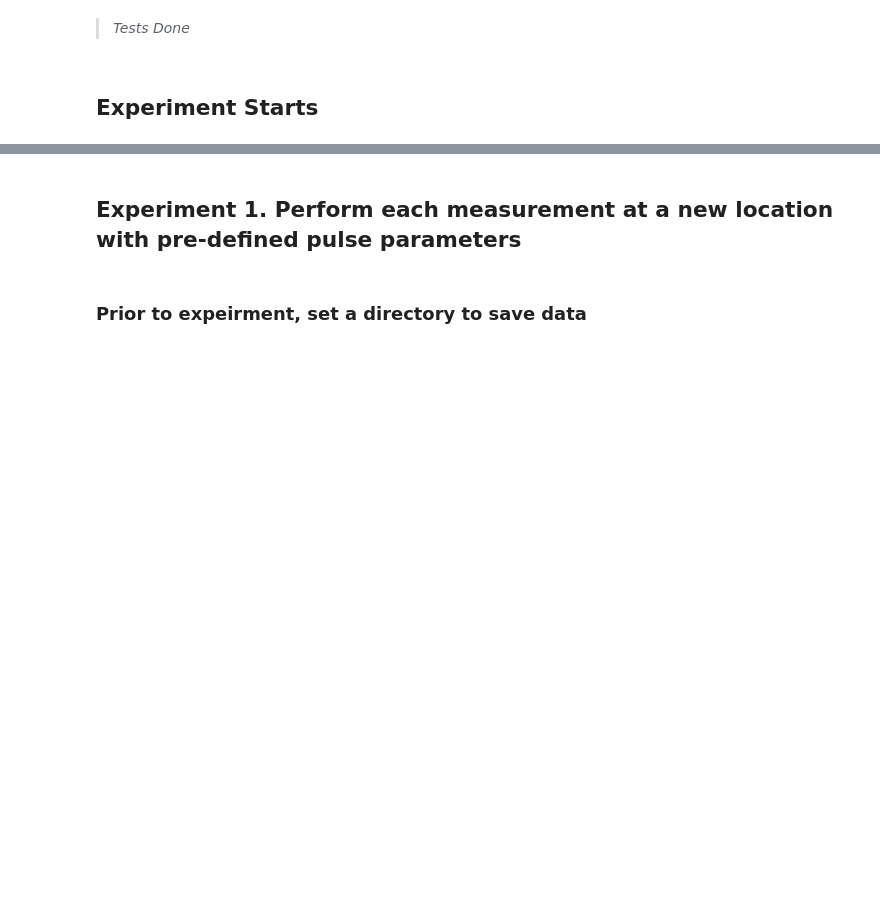
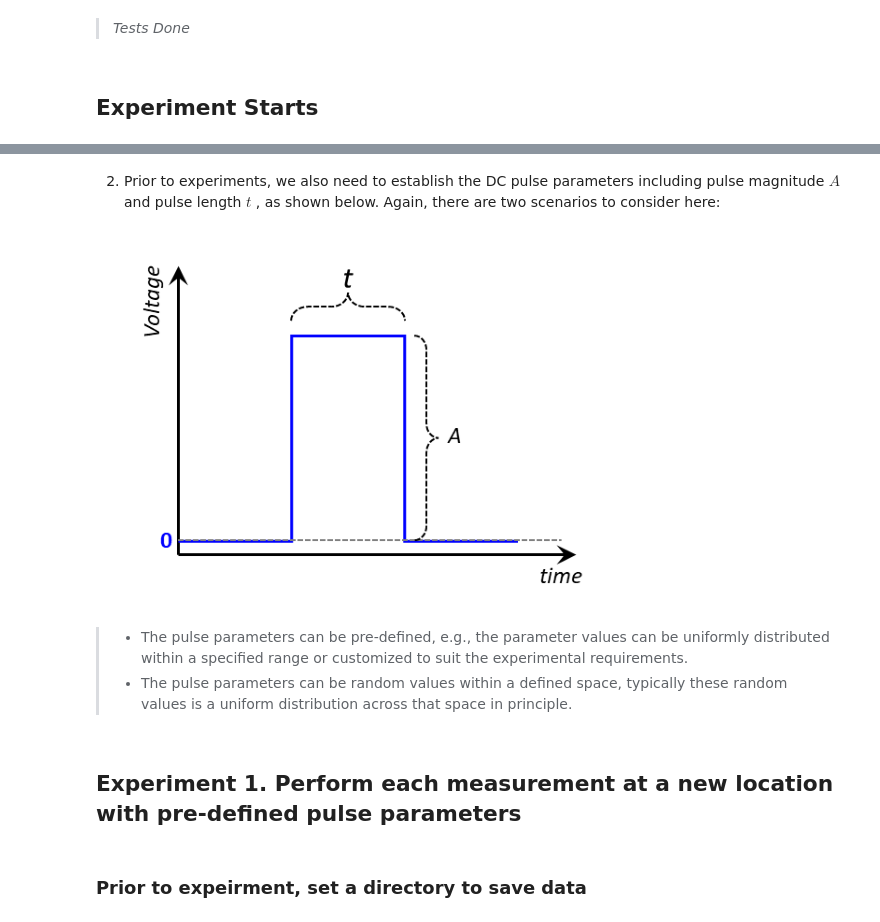
Before and after one commit to yongtaoliu/aecroscopy.pyae, a Jupyter notebook: ht_workflows/ht_domain_writing_experiment.ipynb, the cells around one changed output, grey strips where cells are left out. Cells and saved outputs as stored; diff of their text form; code cells hidden in the pictures; blank space fills up the shorter version.

```diff
--- a/ht_workflows/ht_domain_writing_experiment.ipynb
+++ b/ht_workflows/ht_domain_writing_experiment.ipynb
@@ -125,3 +125,12 @@ line scan start and end positions:  (-0.5, 0.0, 0.5, 0.0)
+# %% [markdown]
+2. Prior to experiments, we also need to establish the DC pulse parameters including pulse magnitude $A$ and pulse length $t$ , as shown below. Again, there are two scenarios to consider here:
+# %%
+im = img.imread('image4.png'); plt.imshow(im); plt.axis("off");
+# %% [output]
+[figure, added]
+# %% [markdown]
+> * The pulse parameters can be pre-defined, e.g., the parameter values can be uniformly distributed within a specified range or customized to suit the experimental requirements.
+> * The pulse parameters can be random values within a defined space, typically these random values is a uniform distribution across that space in principle.
 # %% [markdown]
 ## Experiment 1. Perform each measurement at a new location with pre-defined pulse parameters
 # %% [markdown]
```
Also changed, not shown: parts of 7 cells of this notebook.
